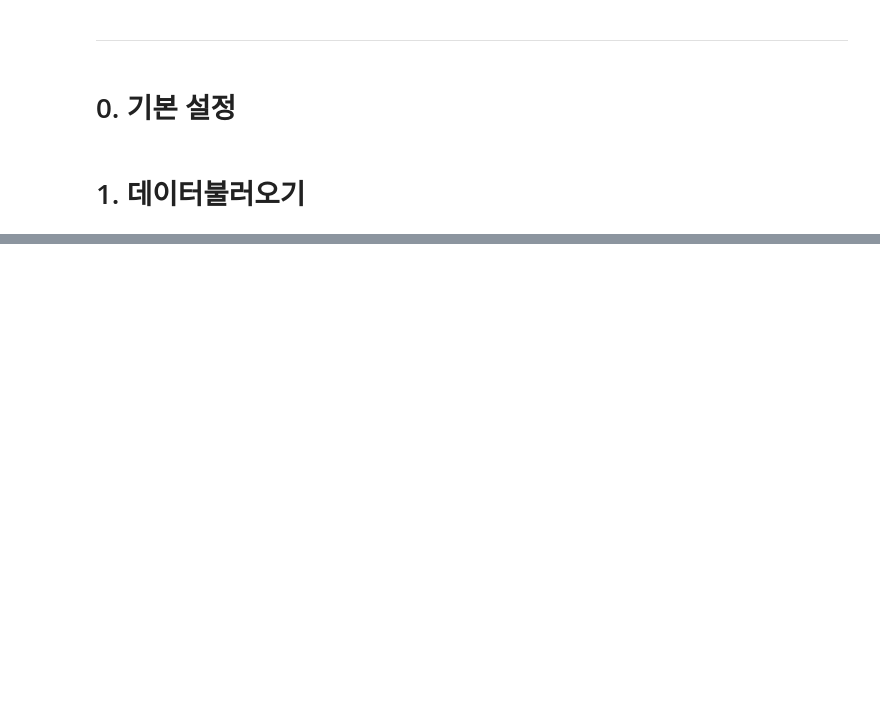
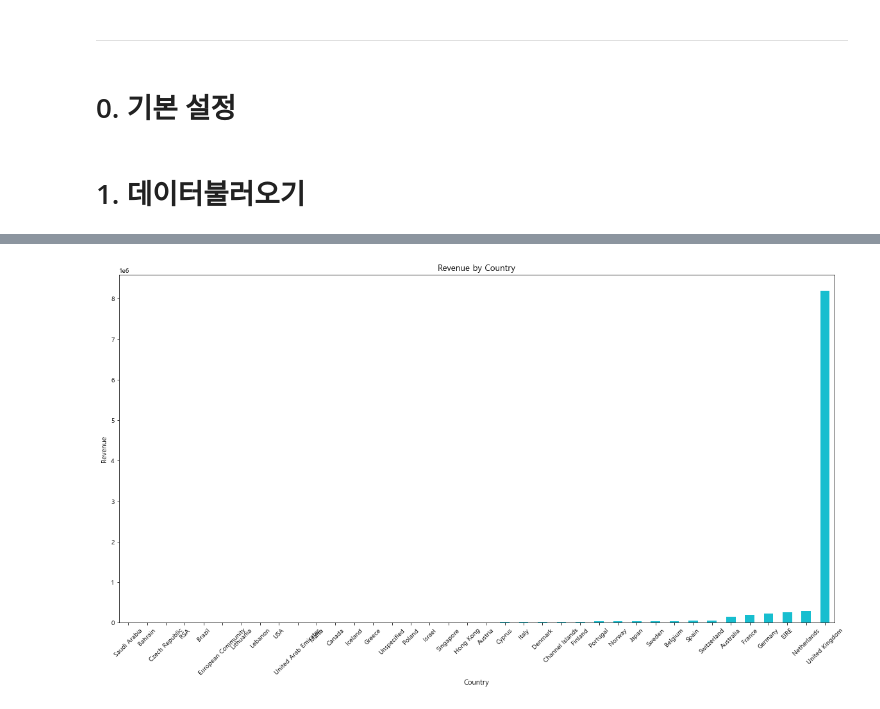
Before and after one commit to iamjinuk/bigman, a Jupyter notebook: 고객 데이터 분석 실습.ipynb, the cells around one changed output, grey strips where cells are left out. Drawn from its saved outputs; the diff is of its cells as text; code cells hidden in the pictures; blank space fills up the shorter version.

```diff
--- a/고객 데이터 분석 실습.ipynb
+++ b/고객 데이터 분석 실습.ipynb
@@ -23,9 +23,14 @@ This is a transnational data set which contains all the transactions occurring b
 # 0. 기본 설정
 # %%
 import pandas as pd
+import numpy as np
 from pandas import Series
+from pandas import DataFrame
+import missingno as msno
 import seaborn as sns
-from pandas import DataFrame
+COLORS = sns.color_palette()
+
+%matplotlib inline
 
 import matplotlib.pyplot as plt
 # %%
@@ -114,3 +184,0 @@ retail.describe()
-# %%
-retail['CustomerID'] = retail['CustomerID'].astype(np.int32)
-retail.info()
@@ -225,0 +189,3 @@ retail.to_csv('./OnlineRetailClean.csv')
+# %%
+retail['CustomerID'] = retail['CustomerID'].astype(int)
+retail.info()
@@ -225,0 +236,3 @@ retail.to_csv('./OnlineRetailClean.csv')
+# %%
+CheckoutPrice_country = retail.groupby('Country').sum()['CheckoutPrice'].sort_values()
+CheckoutPrice_country
@@ -225,0 +257,9 @@ retail.to_csv('./OnlineRetailClean.csv')
+# %%
+plot = CheckoutPrice_country.plot(kind='bar', color=COLORS[-1], figsize=(20, 10))
+plot.set_xlabel('Country', fontsize=11)
+plot.set_ylabel('Revenue', fontsize=11)
+plot.set_title('Revenue by Country', fontsize=13)
+plot.set_xticklabels(labels=CheckoutPrice_country.index, rotation=45)
+plt.show()
+# %% [output]
+[figure, added]
```
Also changed, not shown: parts of 55 cells of this notebook.
